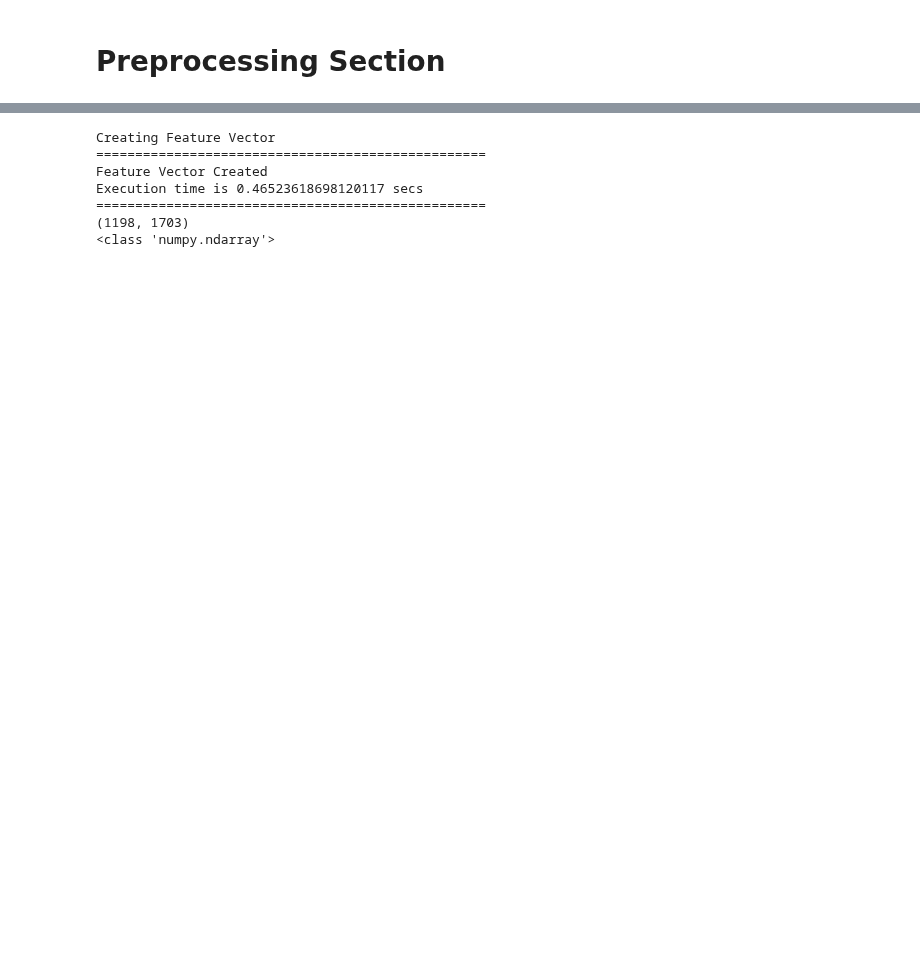
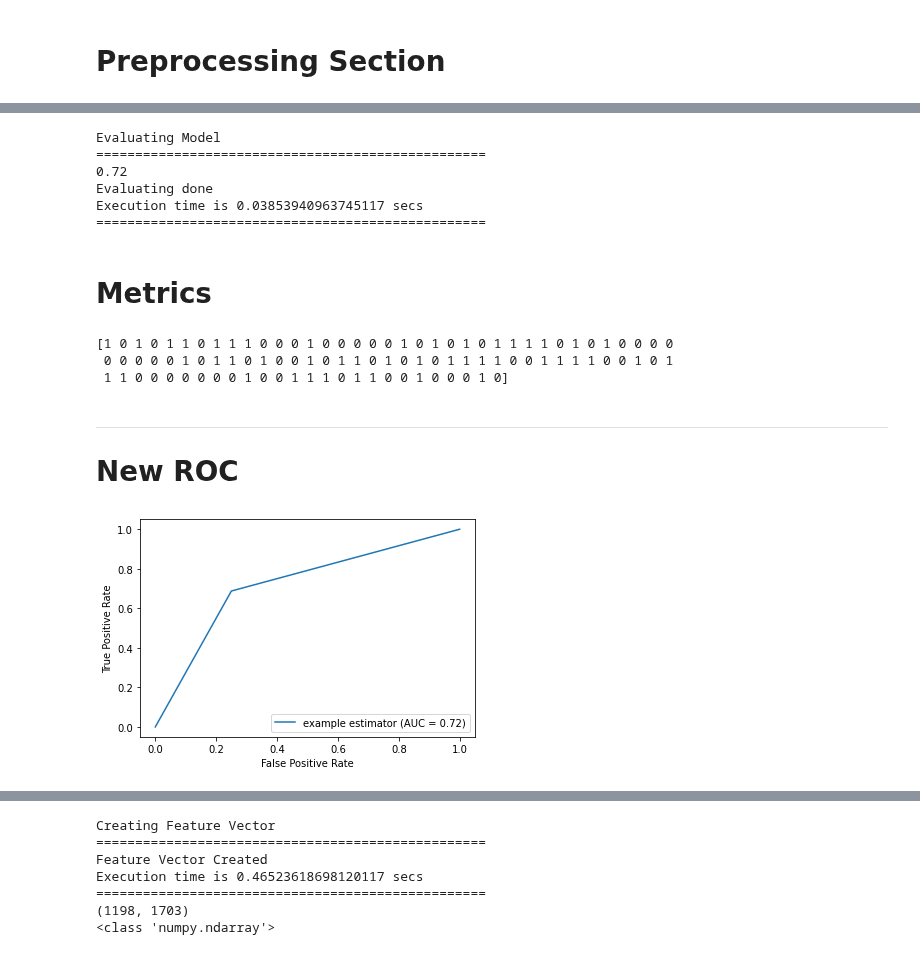
Before and after one commit to CianOSull/AutoML_With_SA_FYP_2021, a Jupyter notebook: MainNotebook.ipynb, the cells around one changed output, grey strips where cells are left out. Saved outputs shown, nothing was run; the diff lists cells and outputs as text; code cells hidden in the pictures; blank space fills up the shorter version.

```diff
--- a/MainNotebook.ipynb
+++ b/MainNotebook.ipynb
@@ -52,0 +120,3 @@ from sklearn.metrics import accuracy_score
+# %%
+X_train, y_train, X_test, y_test = create_data(500, 1)
+print(type(X_train))
@@ -52,0 +160,43 @@ from sklearn.metrics import accuracy_score
+# %%
+print("Evaluating Model")
+print("="*50)
+start = time.time()
+print(pipeline_optimizer.score(X_test, y_test))
+end = time.time()
+print("Evaluating done")
+print(f"Execution time is {end - start} secs")
+print("="*50)
+# %% [output]
+Evaluating Model
+==================================================
+0.72
+Evaluating done
+Execution time is 0.03853940963745117 secs
+==================================================
+# %% [markdown]
+# Metrics
+# %%
+y_pred = pipeline_optimizer.predict(X_test)
+print(y_pred)
+# %% [output]
+[1 0 1 0 1 1 0 1 1 1 0 0 0 1 0 0 0 0 0 1 0 1 0 1 0 1 1 1 1 0 1 0 1 0 0 0 0
+ 0 0 0 0 0 1 0 1 1 0 1 0 0 1 0 1 1 0 1 0 1 0 1 1 1 1 0 0 1 1 1 1 0 0 1 0 1
+ 1 1 0 0 0 0 0 0 0 1 0 0 1 1 1 0 1 1 0 0 1 0 0 0 1 0]
+# %% [markdown]
+
+
+---
+
+
+# New ROC
+# %%
+from sklearn import metrics
+import matplotlib.pyplot as plt
+import numpy as np
+fpr, tpr, thresholds = metrics.roc_curve(y_test, y_pred)
+roc_auc = metrics.auc(fpr, tpr)
+display = metrics.RocCurveDisplay(fpr=fpr, tpr=tpr, roc_auc=roc_auc, estimator_name='example estimator')
+display.plot()
+plt.show()
+# %% [output]
+[figure, added]
```
Also changed, not shown: parts of 50 cells of this notebook.
